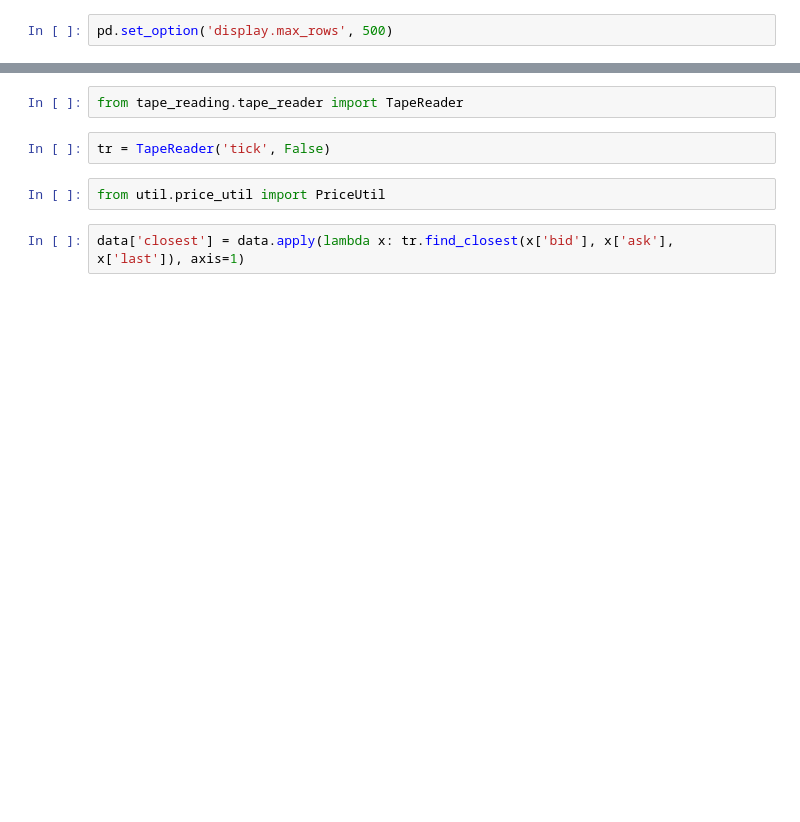
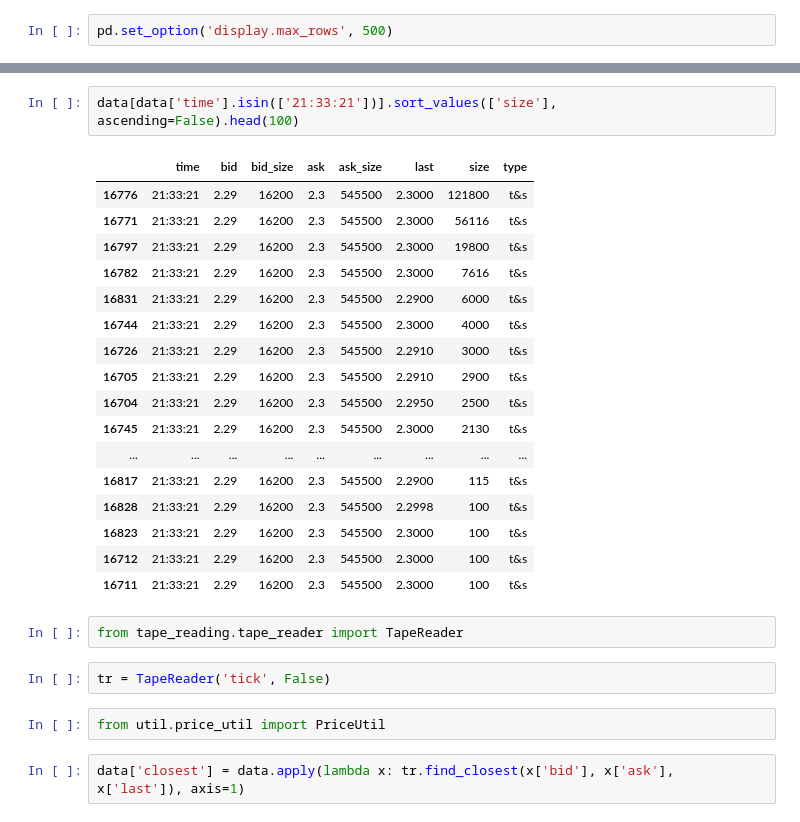
Before and after one commit to dhanushanthp/Level2Trader, a Jupyter notebook: notebooks/tape_reading.ipynb, the cells around one changed output, grey strips where cells are left out. Saved outputs shown, nothing was run; the diff lists cells and outputs as text; blank space fills up the shorter version.

```diff
--- a/notebooks/tape_reading.ipynb
+++ b/notebooks/tape_reading.ipynb
@@ -13,3 +55,23 @@ data = pd.read_csv('test_data/2021040123_ACY.csv', names=['time', 'bid', 'bid_si
+# %%
+data[data['time'].isin(['21:33:21'])].sort_values(['size'], ascending=False).head(100)
+# %% [output]
+|  | time | bid | bid_size | ask | ask_size | last | size | type |
+| 16776 | 21:33:21 | 2.29 | 16200 | 2.3 | 545500 | 2.3000 | 121800 | t&s |
+| 16771 | 21:33:21 | 2.29 | 16200 | 2.3 | 545500 | 2.3000 | 56116 | t&s |
+| 16797 | 21:33:21 | 2.29 | 16200 | 2.3 | 545500 | 2.3000 | 19800 | t&s |
+| 16782 | 21:33:21 | 2.29 | 16200 | 2.3 | 545500 | 2.3000 | 7616 | t&s |
+| 16831 | 21:33:21 | 2.29 | 16200 | 2.3 | 545500 | 2.2900 | 6000 | t&s |
+| 16744 | 21:33:21 | 2.29 | 16200 | 2.3 | 545500 | 2.3000 | 4000 | t&s |
+| 16726 | 21:33:21 | 2.29 | 16200 | 2.3 | 545500 | 2.2910 | 3000 | t&s |
+| 16705 | 21:33:21 | 2.29 | 16200 | 2.3 | 545500 | 2.2910 | 2900 | t&s |
+| 16704 | 21:33:21 | 2.29 | 16200 | 2.3 | 545500 | 2.2950 | 2500 | t&s |
+| 16745 | 21:33:21 | 2.29 | 16200 | 2.3 | 545500 | 2.3000 | 2130 | t&s |
+| ... | ... | ... | ... | ... | ... | ... | ... | ... |
+| 16817 | 21:33:21 | 2.29 | 16200 | 2.3 | 545500 | 2.2900 | 115 | t&s |
+| 16828 | 21:33:21 | 2.29 | 16200 | 2.3 | 545500 | 2.2998 | 100 | t&s |
+| 16823 | 21:33:21 | 2.29 | 16200 | 2.3 | 545500 | 2.3000 | 100 | t&s |
+| 16712 | 21:33:21 | 2.29 | 16200 | 2.3 | 545500 | 2.3000 | 100 | t&s |
+| 16711 | 21:33:21 | 2.29 | 16200 | 2.3 | 545500 | 2.3000 | 100 | t&s |
 # %%
 from tape_reading.tape_reader import TapeReader
 # %%
```
Also changed, not shown: parts of 5 cells of this notebook, 6 other files.
